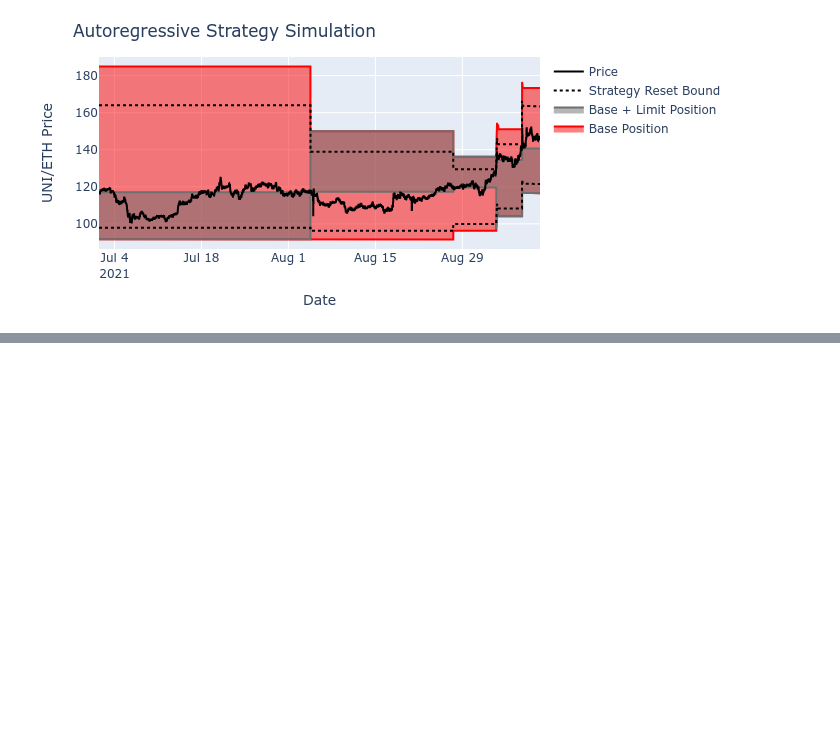
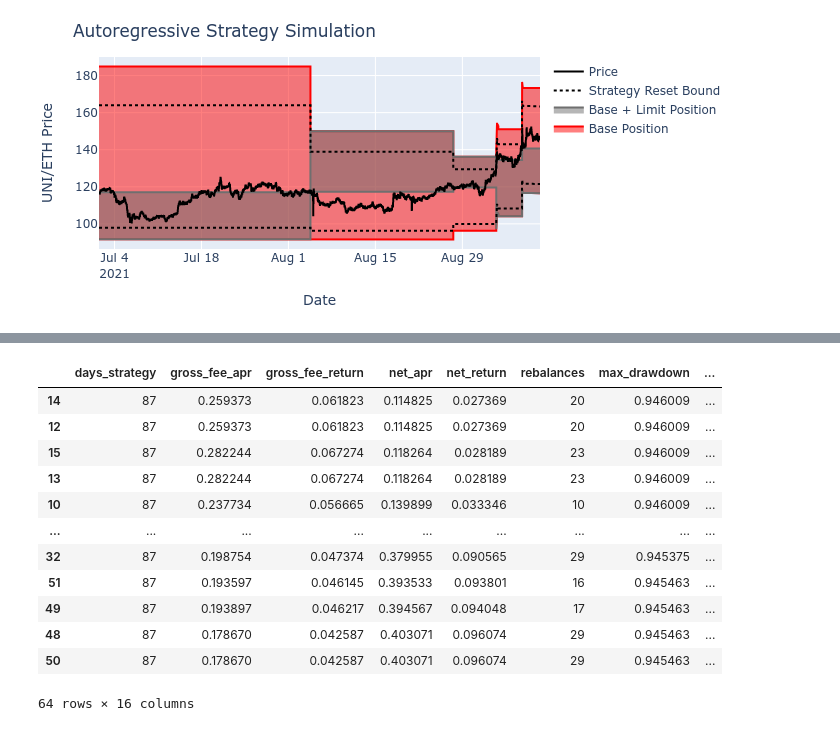
Before and after one commit to ricardgardella/active-strategy-framework, a Jupyter notebook: 3_Uniswap_Simulation.ipynb, the cells around one changed output, grey strips where cells are left out. Drawn from its saved outputs; the diff is of its cells as text; code cells hidden in the pictures; blank space fills up the shorter version.

```diff
--- a/3_Uniswap_Simulation.ipynb
+++ b/3_Uniswap_Simulation.ipynb
@@ -218,0 +294,16 @@ fig_composition.show(renderer="png")
+# %%
+pd.DataFrame(sim_performance).sort_values('sharpe_ratio')
+# %% [output]
+|  | days_strategy | gross_fee_apr | gross_fee_return | net_apr | net_return | rebalances | max_drawdown | ... |
+| 14 | 87 | 0.259373 | 0.061823 | 0.114825 | 0.027369 | 20 | 0.946009 | ... |
+| 12 | 87 | 0.259373 | 0.061823 | 0.114825 | 0.027369 | 20 | 0.946009 | ... |
+| 15 | 87 | 0.282244 | 0.067274 | 0.118264 | 0.028189 | 23 | 0.946009 | ... |
+| 13 | 87 | 0.282244 | 0.067274 | 0.118264 | 0.028189 | 23 | 0.946009 | ... |
+| 10 | 87 | 0.237734 | 0.056665 | 0.139899 | 0.033346 | 10 | 0.946009 | ... |
+| ... | ... | ... | ... | ... | ... | ... | ... | ... |
+| 32 | 87 | 0.198754 | 0.047374 | 0.379955 | 0.090565 | 29 | 0.945375 | ... |
+| 51 | 87 | 0.193597 | 0.046145 | 0.393533 | 0.093801 | 16 | 0.945463 | ... |
+| 49 | 87 | 0.193897 | 0.046217 | 0.394567 | 0.094048 | 17 | 0.945463 | ... |
+| 48 | 87 | 0.178670 | 0.042587 | 0.403071 | 0.096074 | 29 | 0.945463 | ... |
+| 50 | 87 | 0.178670 | 0.042587 | 0.403071 | 0.096074 | 29 | 0.945463 | ... |
+64 rows × 16 columns
```
Also changed, not shown: parts of 7 cells of this notebook, 11 other files.
